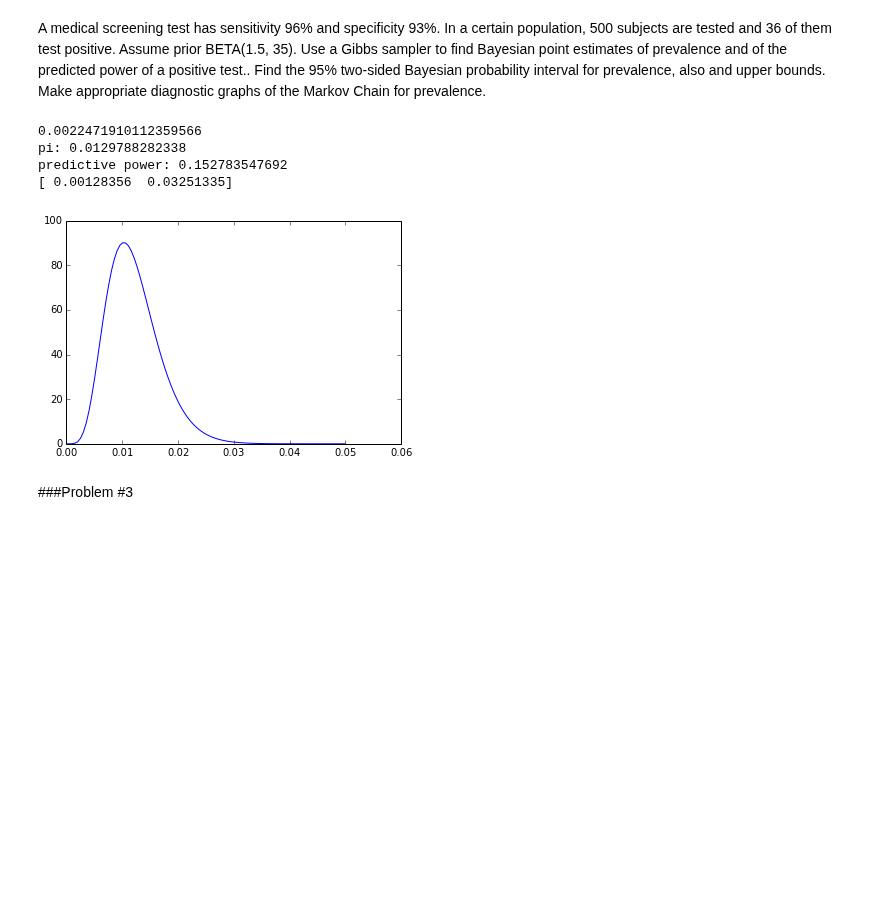
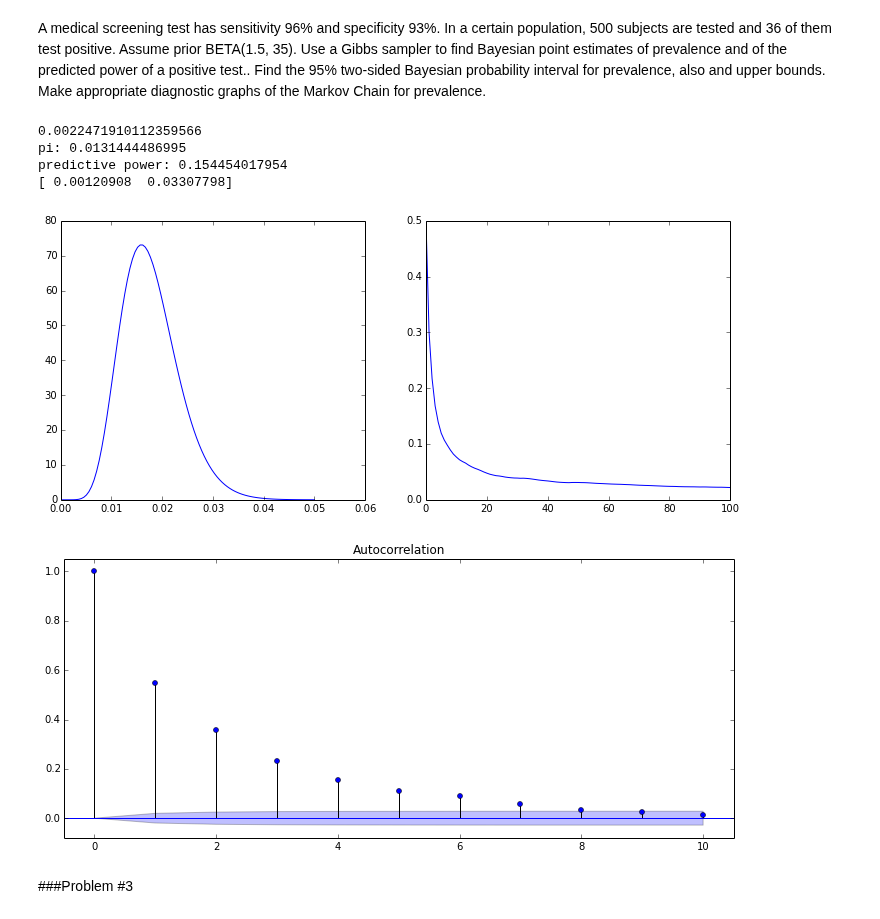
Before and after one commit to Chuphay/school, a Jupyter notebook: simulation/Final.ipynb, the cells around one changed output. Drawn from its saved outputs; the diff is of its cells as text; code cells hidden in the pictures; blank space fills up the shorter version.

```diff
--- a/simulation/Final.ipynb
+++ b/simulation/Final.ipynb
@@ -98,37 +98,46 @@ theta = 0.93
 test_positive = 36
 subjects = 500
 test_negative = subjects - test_positive
 tau = test_positive/subjects
 pi = (tau+theta-1)/(eta +theta -1)
 print(pi)
 from scipy.stats import beta, binom
 a, b = 1.5, 35
 
 m = 10000
 p = [0.0 for i in range(m)]
 p[0] = 0.5
 for i in range(1,m):
     num_x = p[i-1]*eta
     den_x = num_x + (1-p[i-1])*(1-theta)
     x = binom.rvs(test_positive,num_x/den_x)
     num_y = p[i-1]*(1-eta)
     den_y = num_y + (1-p[i-1])*theta
     y = binom.rvs(test_negative,num_y/den_y)
     p[i] = beta.rvs(x+y+a, subjects-x-y + b)
 
 
 z = linspace(0,0.05,100)
+figsize(12,5)
+subplot(121)
 plot(z,beta.pdf(z,x+y+a, subjects-x-y + b));
+from statsmodels.graphics.tsaplots import plot_acf
+subplot(122)
+ylim(0,0.5)
+xlim(0,100)
+plot(cumsum(p)/arange(1,len(p)+1))
+plot_acf(p,lags =10);
 pi = mean(p[m//2:]) #python 3 hack
 print("pi:", pi)
 print("predictive power:",pi*eta/(pi*eta+(1-pi)*(1-theta)))
 print(percentile(p[m//2:],[2.5,97.5]))
 # %% [output]
 0.0022471910112359566
-pi: 0.0129788282338
-predictive power: 0.152783547692
-[ 0.00128356  0.03251335]
+pi: 0.0131444486995
+predictive power: 0.154454017954
+[ 0.00120908  0.03307798]
-[figure, old version]
+[figure, new version]
+[figure, added]
 # %% [markdown]
 ###Problem #3
 # %% [markdown]
```
Also changed, not shown: parts of 1 cell of this notebook.
